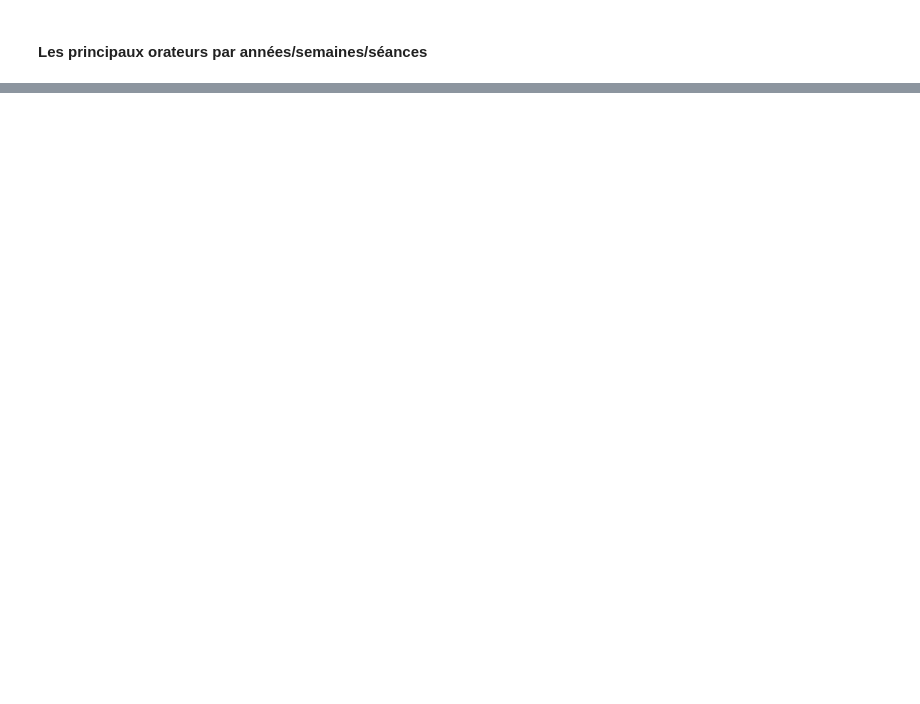
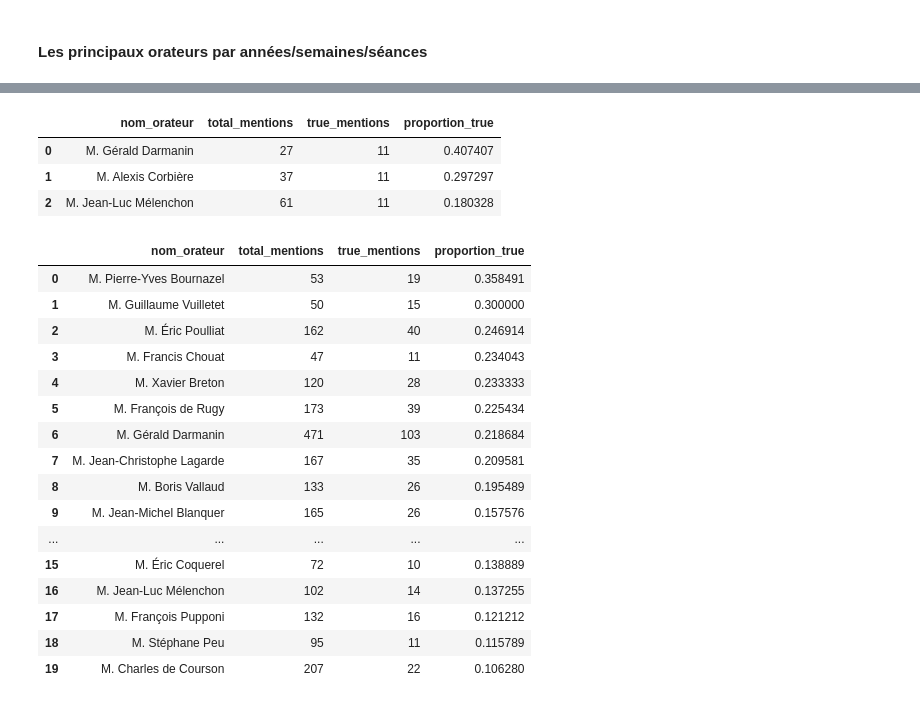
Before and after one commit to Matthias-Levalet/republique-cest-quoi, a Jupyter notebook: exploration/4- Analysis %.ipynb, the cells around one changed output, grey strips where cells are left out. Drawn from its saved outputs; the diff is of its cells as text; code cells hidden in the pictures; blank space fills up the shorter version.

```diff
--- a/exploration/4- Analysis %.ipynb
+++ b/exploration/4- Analysis %.ipynb
@@ -638,22 +615,2 @@ fig_top_orateurs.show()
 # %% [markdown]
 #### Les principaux orateurs par années/semaines/séances
-# %%
-# Par année
-annee = 2021
-df_annee = df_annee[df_annee["dateSeance_day"].dt.year == annee]
-
-# Recompter les orateurs sur cette période
-df_counts = df_annee["nom_orateur"].value_counts().head(10).reset_index()
-df_counts.columns = ["nom_orateur", "occurrences"]
-
-# Graphique
-fig_top_orateurs_annee = px.bar(
-    df_counts,
-    x="nom_orateur",
-    y="occurrences",
-    title=f"Top 10 orateurs en {annee}",
-    template="plotly_white",
-)
-
-fig_top_orateurs_annee.update_layout(xaxis_tickangle=-45, showlegend=False)
-fig_top_orateurs_annee.show()
@@ -668,20 +616,0 @@ df_jour
-# %%
-# Par jour
-jour = "vendredi 5 février 2021"
-df_jour = df[["dateSeanceJour"] == jour]
-
-# Recompter les orateurs sur cette période
-df_counts = df_jour["nom_orateur"].value_counts().head(10).reset_index()
-df_counts.columns = ["nom_orateur", "occurrences"]
-
-# Graphique
-fig_top_orateurs_jour = px.bar(
-    df_counts,
-    x="nom_orateur",
-    y="occurrences",
-    title=f"Top 10 orateurs en {jour}",
-    template="plotly_white",
-)
-
-fig_top_orateurs_jour.update_layout(xaxis_tickangle=-45, showlegend=False)
-fig_top_orateurs_jour.show()
@@ -797,0 +720,29 @@ fig_orateurs_time.show()
+# %%
+# Top 10 orateurs en % (tel jour) le X
+top_orateurs_periodique(df, periode="jour", jour="2021-02-01")
+# %% [output]
+|  | nom_orateur | total_mentions | true_mentions | proportion_true |
+| 0 | M. Gérald Darmanin | 27 | 11 | 0.407407 |
+| 1 | M. Alexis Corbière | 37 | 11 | 0.297297 |
+| 2 | M. Jean-Luc Mélenchon | 61 | 11 | 0.180328 |
+# %%
+# Top 10 orateurs en % (sur telle période) du 1er au 16 février 2021
+top_orateurs_periodique(df, periode="intervalle", date_debut="2021-02-01", date_fin="2021-02-16")
+# %% [output]
+|  | nom_orateur | total_mentions | true_mentions | proportion_true |
+| 0 | M. Pierre-Yves Bournazel | 53 | 19 | 0.358491 |
+| 1 | M. Guillaume Vuilletet | 50 | 15 | 0.300000 |
+| 2 | M. Éric Poulliat | 162 | 40 | 0.246914 |
+| 3 | M. Francis Chouat | 47 | 11 | 0.234043 |
+| 4 | M. Xavier Breton | 120 | 28 | 0.233333 |
+| 5 | M. François de Rugy | 173 | 39 | 0.225434 |
+| 6 | M. Gérald Darmanin | 471 | 103 | 0.218684 |
+| 7 | M. Jean-Christophe Lagarde | 167 | 35 | 0.209581 |
+| 8 | M. Boris Vallaud | 133 | 26 | 0.195489 |
+| 9 | M. Jean-Michel Blanquer | 165 | 26 | 0.157576 |
+| ... | ... | ... | ... | ... |
+| 15 | M. Éric Coquerel | 72 | 10 | 0.138889 |
+| 16 | M. Jean-Luc Mélenchon | 102 | 14 | 0.137255 |
+| 17 | M. François Pupponi | 132 | 16 | 0.121212 |
+| 18 | M. Stéphane Peu | 95 | 11 | 0.115789 |
+| 19 | M. Charles de Courson | 207 | 22 | 0.106280 |
```
Also changed, not shown: parts of 39 cells of this notebook, 1 other file.
